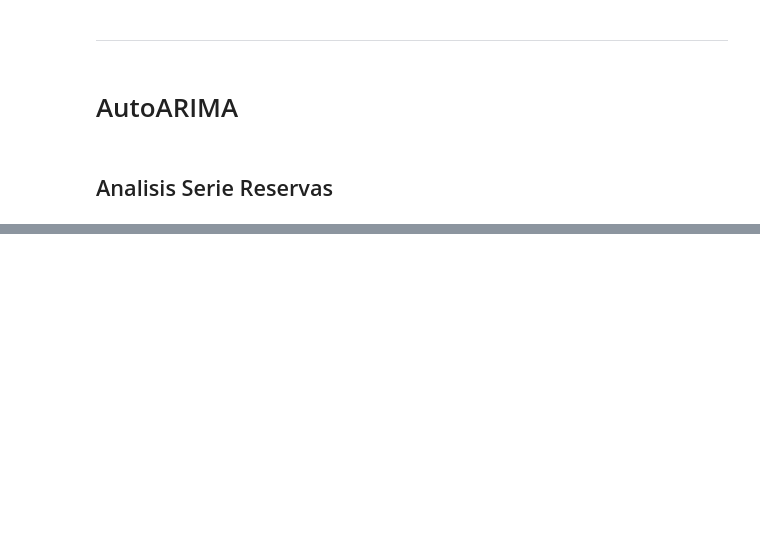
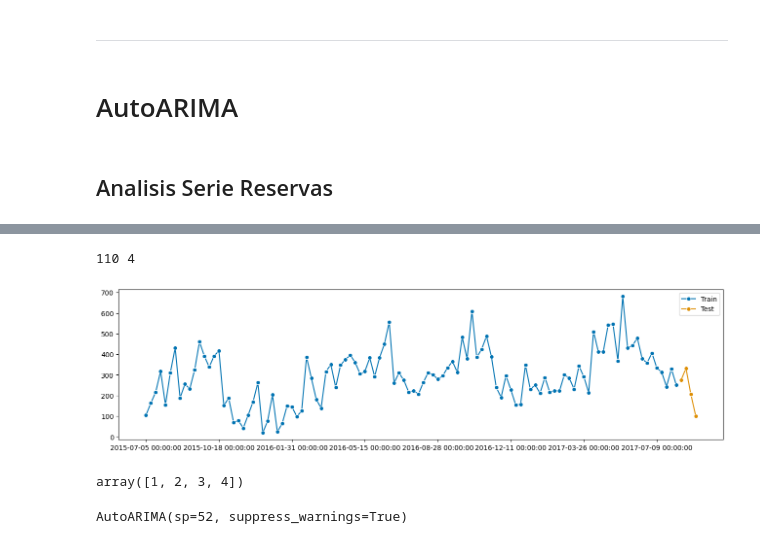
Before and after one commit to jgilaberts/Prueba-Github, a Jupyter notebook: Analisis Predictivo/Proyecto Final/AutoARIMA_Javier_Gilabert.ipynb, the cells around one changed output, grey strips where cells are left out. Drawn from its saved outputs; the diff is of its cells as text; code cells hidden in the pictures; blank space fills up the shorter version.

```diff
--- a/Analisis Predictivo/Proyecto Final/AutoARIMA_Javier_Gilabert.ipynb
+++ b/Analisis Predictivo/Proyecto Final/AutoARIMA_Javier_Gilabert.ipynb
@@ -35,0 +187,5 @@ log_df_w_r.tail()
+# %%
+df_w_c = pd.read_csv('df_cancelaciones.csv')
+df_w_c['ArrivalDate'] = pd.to_datetime(df_w_c['ArrivalDate'])
+df_w_c = df_w_c.set_index('ArrivalDate')
+df_w_c.tail()
@@ -35,0 +200,5 @@ log_df_w_r.tail()
+# %%
+log_df_w_c = pd.read_csv('df_cancelaciones_LOG.csv')
+log_df_w_c['ArrivalDate'] = pd.to_datetime(log_df_w_c['ArrivalDate'])
+log_df_w_c = log_df_w_c.set_index('ArrivalDate')
+log_df_w_c.tail()
@@ -35,0 +213,23 @@ log_df_w_r.tail()
+# %%
+# Separamos train y test- test como esta por semanas quitamos 4
+
+# Select Train & test sample
+# we will try to forecast y_test from y_train
+# plotting for illustration
+# original and log samples
+y_train, y_test = temporal_train_test_split(y =df_w_c, test_size=4)
+log_y_train, log_y_test = temporal_train_test_split(y =log_df_w_c, test_size=4)
+plot_series(y_train, y_test, labels=["Train", "Test"])
+# Time Series Size
+print(y_train.shape[0], y_test.shape[0])
+# %% [output]
+110 4
+[figure, added]
+# %%
+# comprobamos cuanto tiempo adelante estamos prediciendo
+
+# Forecast Horizon
+fh = np.arange(len(y_test)) + 1  # forecasting horizon
+fh
+# %% [output]
+array([1, 2, 3, 4])
@@ -35,0 +239,8 @@ log_df_w_r.tail()
+# %%
+#  Auto ARIMA Model
+
+# Nosotros ajustaremos el modelo con 52 temporadas que son las semanas que tiene un año
+forecaster = AutoARIMA(sp=52, suppress_warnings=True)
+forecaster.fit(log_y_train)
+# %% [output]
+AutoARIMA(sp=52, suppress_warnings=True)
```
Also changed, not shown: parts of 34 cells of this notebook.
